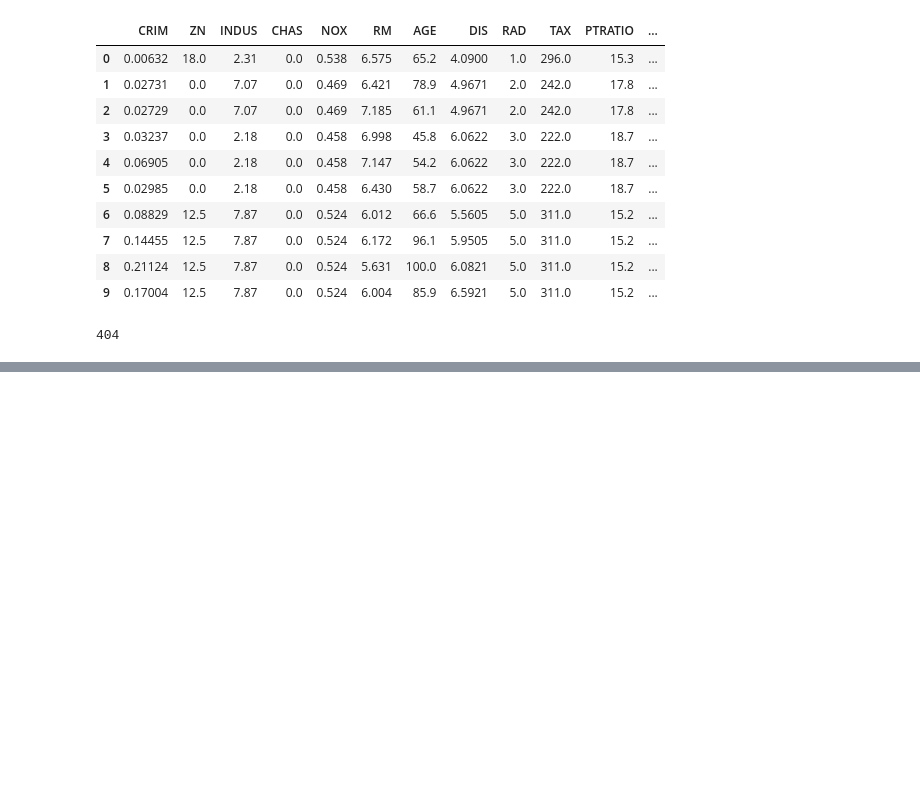
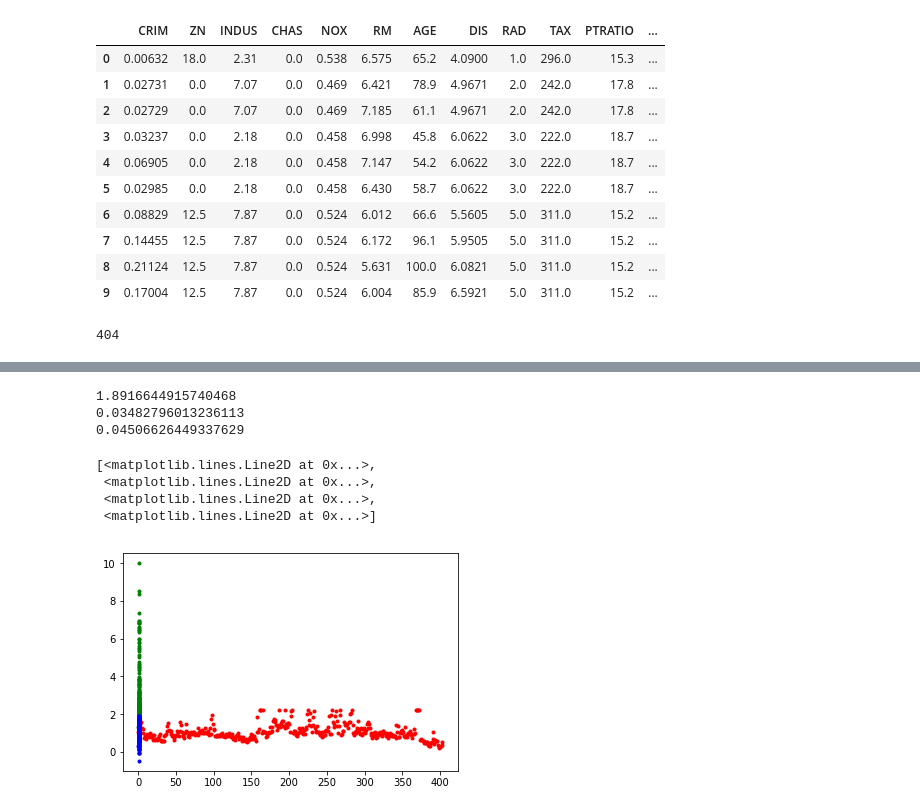
Before and after one commit to kaustubhharapanahalli/MachineLearningIntro, a Jupyter notebook: Linear Regression/house price detection using polynomial regression.ipynb, the cells around one changed output, grey strips where cells are left out. Drawn from its saved outputs; the diff is of its cells as text; code cells hidden in the pictures; blank space fills up the shorter version.

```diff
--- a/Linear Regression/house price detection using polynomial regression.ipynb
+++ b/Linear Regression/house price detection using polynomial regression.ipynb
@@ -75,9 +74,9 @@ def hypothesis(a,b,c,x):
 # %%
-def error(a,b,c,x,y):
+def error(a,b,c,x1,x2,y):
     e = 0
-    m = len(x)
+    m = len(x1)
     for i in range(m):
-        e += np.power((hypothesis(a,b,c,x[i]) - y[i]), 2)
+        e += np.power((hypothesis(a,b,c,x1[i], x2[i]) - y[i]), 2)
 
     return (1/(2*m)) * e
 # %%
@@ -112,26 +111,26 @@ def step_gradient(a,b,c,x,y,learning_rate):
 # %%
-def descend(initial_a, initial_b, initial_c, x, y, learning_rate):
-    a = initial_a
-    b = initial_b
-    c = initial_c
-    i = 0
-    while True:
-        e = error(a, b, c, x ,y)
-        if i % 1000 == 0:
-            print(f"Error: {e}, a: {a}, b: {b}")
+# def descend(initial_a, initial_b, initial_c, x, y, learning_rate):
+#     a = initial_a
+#     b = initial_b
+#     c = initial_c
+#     i = 0
+#     while True:
+#         e = error(a, b, c, x ,y)
+#         if i % 1000 == 0:
+#             print(f"Error: {e}, a: {a}, b: {b}")
 
-        a, b, c = step_gradient(a, b, c, x, y, learning_rate)
-        e1 = error(a, b, c, x, y)
-        if (e1 > e):
-            break
-        i +=1
-    return a, b, i
+#         a, b, c = step_gradient(a, b, c, x, y, learning_rate)
+#         e1 = error(a, b, c, x, y)
+#         if (e1 > e):
+#             break
+#         i +=1
+#     return a, b, i
 # %%
 a = 0
 b = 1
 c = 1
-learning_rate = 0.1
+learning_rate = 0.5
 iterations = 10000
 
-final_a, final_b, final_c = descend(a, b, c, x_train, y_train, learning_rate)
+final_a, final_b, final_c = descend(a, b, c, x1_train, x2_train, y_train, learning_rate, iterations)
 # %% [output]
@@ -155,7 +147,17 @@ Error: 0.03291388043181442, a: -5.01796481481858, b: 3.7071737821107
 # %%
-print(error(a, b, c, x_train, y_train))
-print(error(final_a, final_b, final_c, x_train, y_train))
-print(error(final_a, final_b, final_c, x_test, y_test))
+print(error(a, b, c, x1_train, x2_train, y_train))
+print(error(final_a, final_b, final_c, x1_train, x2_train, y_train))
+print(error(final_a, final_b, final_c, x1_test, x2_test, y_test))
+# %% [output]
+1.8916644915740468
+0.03482796013236113
+0.04506626449337629
 # %%
-plt.plot(x_train, y_train, 'r.', x_train, hypothesis(a, b, c, x_train), 'g.', x_train, hypothesis(final_a, final_b, final_c, x_train), 'b.', )
+plt.plot(x1_train, x2_train, y_train, 'r.', x_train, hypothesis(a, b, c, x1_train, x2_train), 'g.', x_train, hypothesis(final_a, final_b, final_c, x1_train, x2_train), 'b.', )
+# %% [output]
+[<matplotlib.lines.Line2D at 0x...>,
+ <matplotlib.lines.Line2D at 0x...>,
+ <matplotlib.lines.Line2D at 0x...>,
+ <matplotlib.lines.Line2D at 0x...>]
+[figure, added]
 # %%
```
Also changed, not shown: parts of 10 cells of this notebook, 2 other files.
